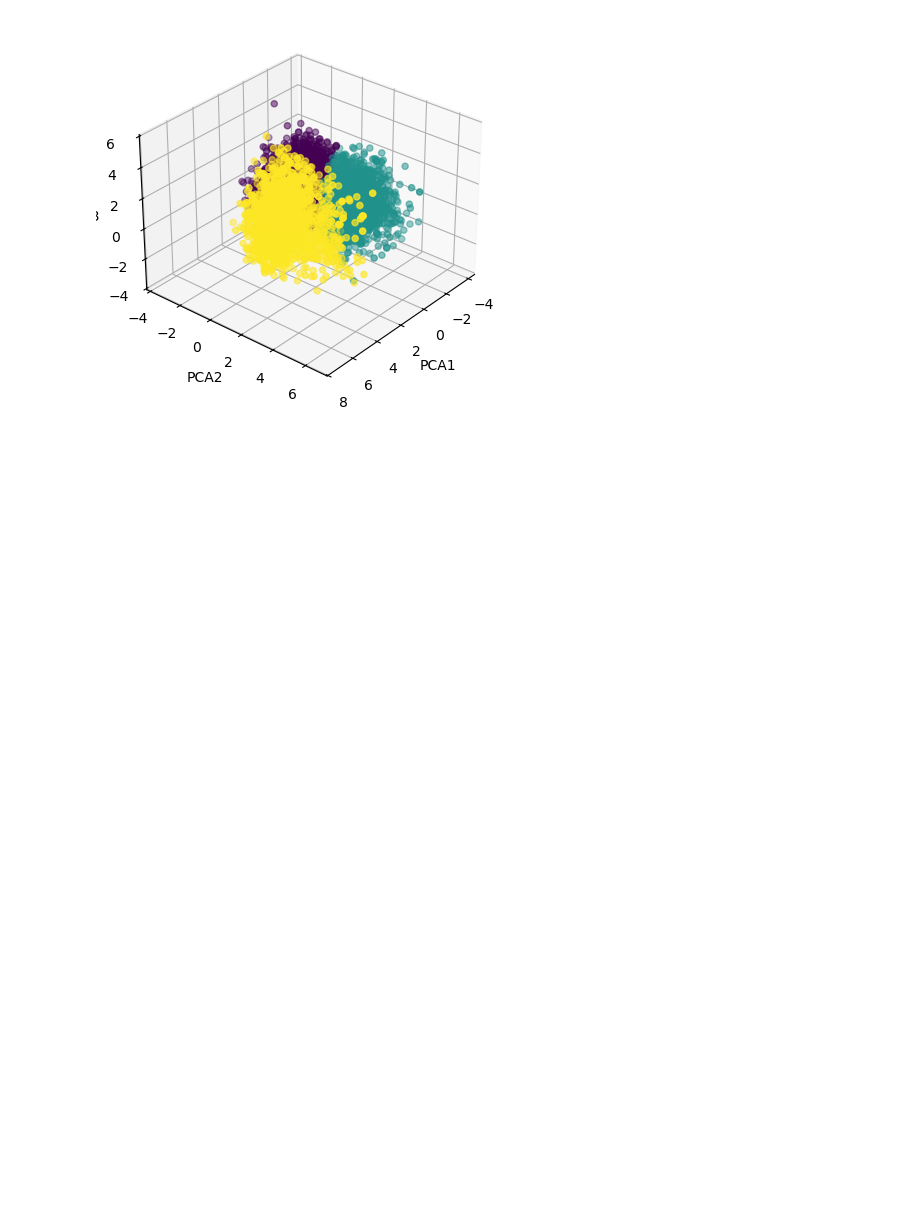
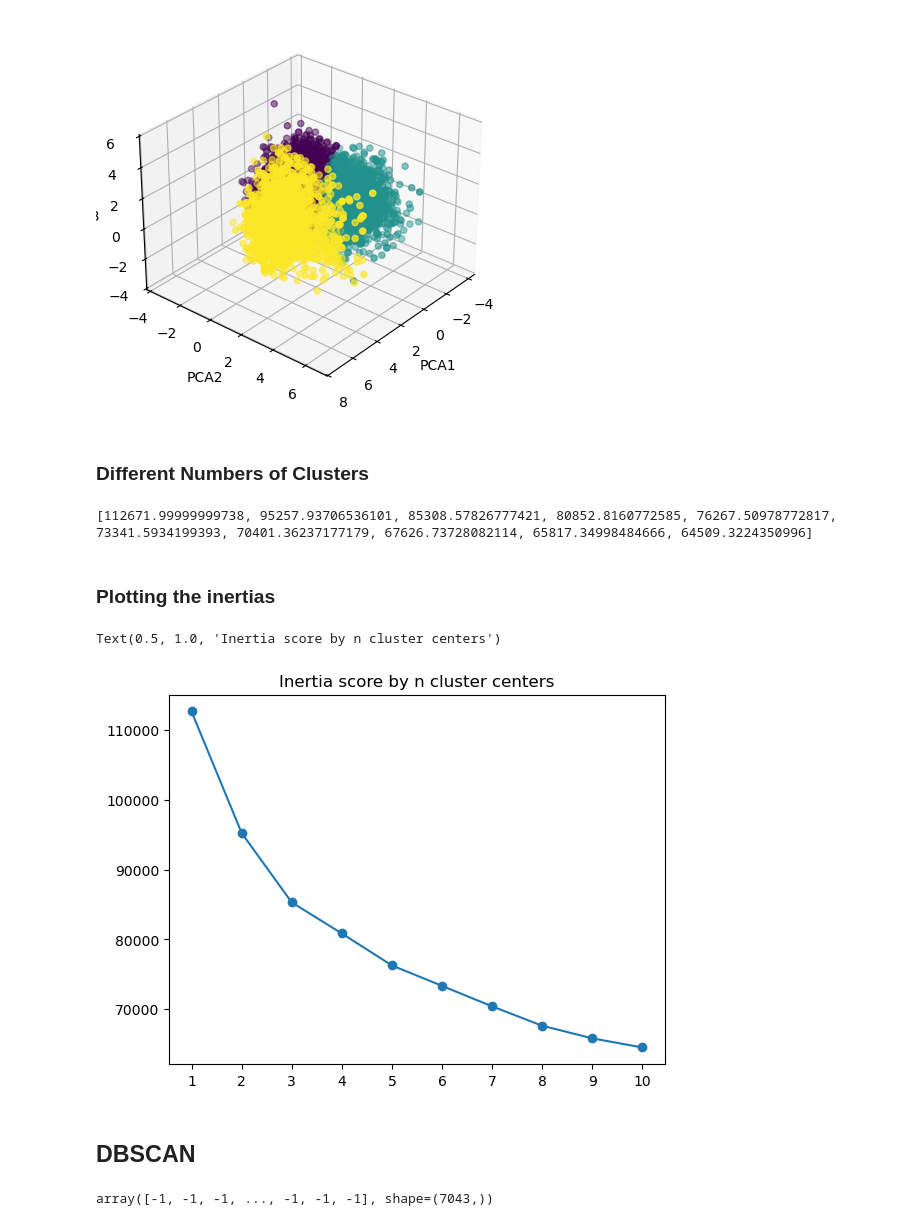
Before and after one commit to lis497/UCBerkeley-Haas-ML, a Jupyter notebook: M6/M6_TryIt2_Customer_Segmentation.ipynb, the cells around one changed output. Saved outputs shown, nothing was run; the diff lists cells and outputs as text; code cells hidden in the pictures; blank space fills up the shorter version.

```diff
--- a/M6/M6_TryIt2_Customer_Segmentation.ipynb
+++ b/M6/M6_TryIt2_Customer_Segmentation.ipynb
@@ -247,3 +247,23 @@ ax.set_zlabel('PCA3')
 ax.view_init(azim=40,  elev=30)
 # %% [output]
 [figure]
+# %% [markdown]
+### Different Numbers of Clusters
+# %%
+inertias = []
+for i in range(1,11):
+    kmeans = KMeans(n_clusters = i, random_state = 42)
+    kmeans.fit(df_scaled)
+    inertias.append(kmeans.inertia_)
+print(inertias)
+# %% [output]
+[112671.99999999738, 95257.93706536101, 85308.57826777421, 80852.8160772585, 76267.50978772817, 73341.5934199393, 70401.36237177179, 67626.73728082114, 65817.34998484666, 64509.3224350996]
+# %% [markdown]
+### Plotting the inertias
+# %%
+plt.plot(range(1,11), inertias, marker = 'o')
+plt.xticks(range(1,11),list(range(1,11)))
+plt.title('Inertia score by n cluster centers')
+# %% [output]
+Text(0.5, 1.0, 'Inertia score by n cluster centers')
+[figure, added]
@@ -249,0 +272,8 @@ ax.view_init(azim=40,  elev=30)
+# %% [markdown]
+## DBSCAN
+# %%
+dbscan = DBSCAN().fit(df_scaled)
+predictions = dbscan.labels_
+predictions
+# %% [output]
+array([-1, -1, -1, ..., -1, -1, -1], shape=(7043,))
```
Also changed, not shown: parts of 6 cells of this notebook.
